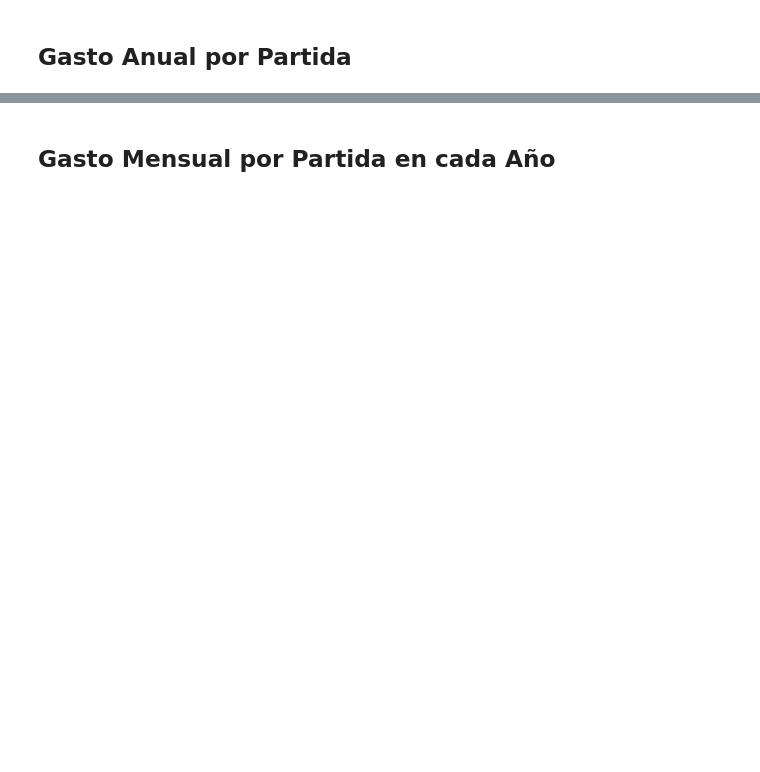
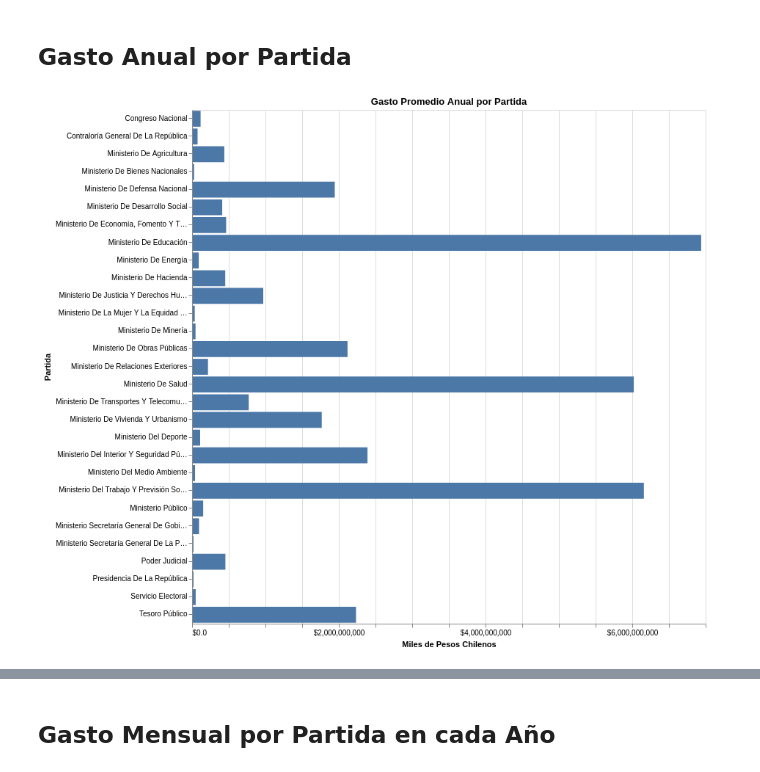
Before and after one commit to aoguedao/Dathaton-Gasto-Fiscal-Viz, a Jupyter notebook: GastoNetoMensualizado.ipynb, the cells around one changed output, grey strips where cells are left out. Cells and saved outputs as stored; diff of their text form; code cells hidden in the pictures; blank space fills up the shorter version.

```diff
--- a/GastoNetoMensualizado.ipynb
+++ b/GastoNetoMensualizado.ipynb
@@ -201,0 +232,2 @@ pub_spend_chart.encode(
+# %%
+gasto_promedio_anual_partida = pub_spend_agg1.groupby(['partida', pd.Grouper(key='date', freq='1Y')])['gasto'].sum().groupby(level=0).mean().sort_values(ascending=False)
@@ -201,0 +247,15 @@ pub_spend_chart.encode(
+# %%
+ministry_mean_pub_spend = alt.Chart(gasto_promedio_anual_partida.reset_index()).mark_bar().encode(
+    x=alt.X('sum(gasto):Q', axis=alt.Axis(format="($,.2r", title='Miles de Pesos Chilenos')),
+    y=alt.Y('partida:N', axis=alt.Axis(title='Partida')),
+    tooltip=alt.Tooltip('sum(gasto):Q', format="($,.2r")
+).properties(
+    title='Gasto Promedio Anual por Partida',
+    width=700,
+    height=700
+)
+# %%
+# ministry_mean_pub_spend.save(os.path.join('charts', 'gasto_promedio_anual_por_partida.json'))
+ministry_mean_pub_spend
+# %% [output]
+[figure, added]
```
Also changed, not shown: parts of 34 cells of this notebook, 1 other file.
